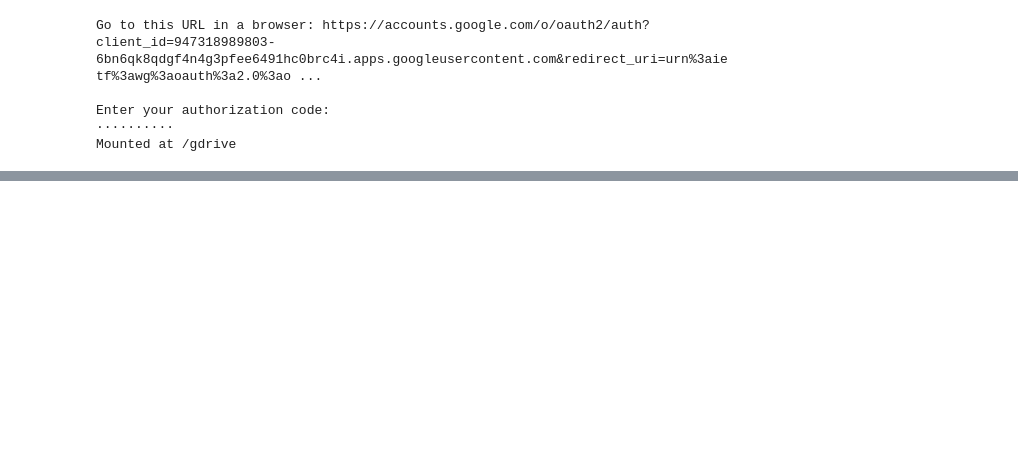
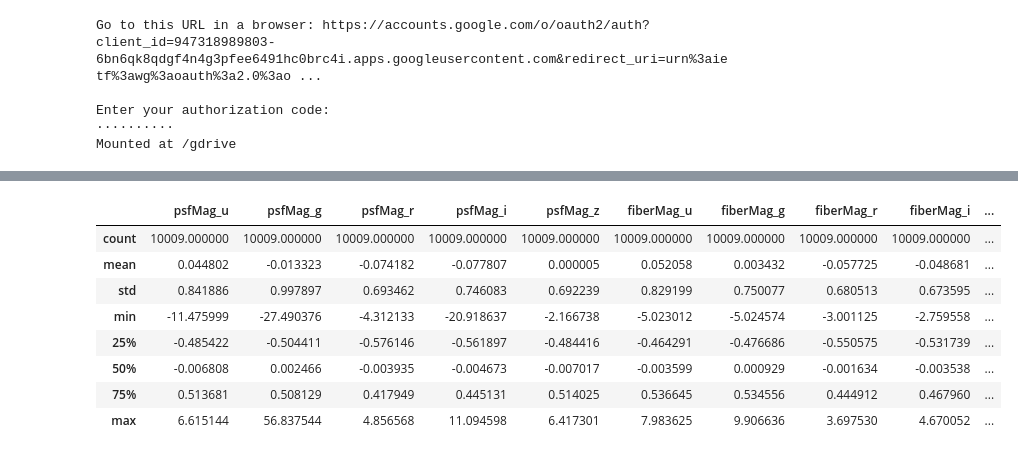
Before and after one commit to GyuYoungCho/machine_learning_Data_analysis, a Jupyter notebook: Dacon/Celestial_body4.ipynb, the cells around one changed output, grey strips where cells are left out. Saved outputs shown, nothing was run; the diff lists cells and outputs as text; code cells hidden in the pictures; blank space fills up the shorter version.

```diff
--- a/Dacon/Celestial_body4.ipynb
+++ b/Dacon/Celestial_body4.ipynb
@@ -255,0 +189,12 @@ submission.to_csv('/gdrive/My Drive/Data/submission1.csv', index=True)
+# %%
+test_x_sc.describe()
+# %% [output]
+|  | psfMag_u | psfMag_g | psfMag_r | psfMag_i | psfMag_z | fiberMag_u | fiberMag_g | fiberMag_r | fiberMag_i | ... |
+| count | 10009.000000 | 10009.000000 | 10009.000000 | 10009.000000 | 10009.000000 | 10009.000000 | 10009.000000 | 10009.000000 | 10009.000000 | ... |
+| mean | 0.044802 | -0.013323 | -0.074182 | -0.077807 | 0.000005 | 0.052058 | 0.003432 | -0.057725 | -0.048681 | ... |
+| std | 0.841886 | 0.997897 | 0.693462 | 0.746083 | 0.692239 | 0.829199 | 0.750077 | 0.680513 | 0.673595 | ... |
+| min | -11.475999 | -27.490376 | -4.312133 | -20.918637 | -2.166738 | -5.023012 | -5.024574 | -3.001125 | -2.759558 | ... |
+| 25% | -0.485422 | -0.504411 | -0.576146 | -0.561897 | -0.484416 | -0.464291 | -0.476686 | -0.550575 | -0.531739 | ... |
+| 50% | -0.006808 | 0.002466 | -0.003935 | -0.004673 | -0.007017 | -0.003599 | 0.000929 | -0.001634 | -0.003538 | ... |
+| 75% | 0.513681 | 0.508129 | 0.417949 | 0.445131 | 0.514025 | 0.536645 | 0.534556 | 0.444912 | 0.467960 | ... |
+| max | 6.615144 | 56.837544 | 4.856568 | 11.094598 | 6.417301 | 7.983625 | 9.906636 | 3.697530 | 4.670052 | ... |
```
Also changed, not shown: parts of 42 cells of this notebook.
